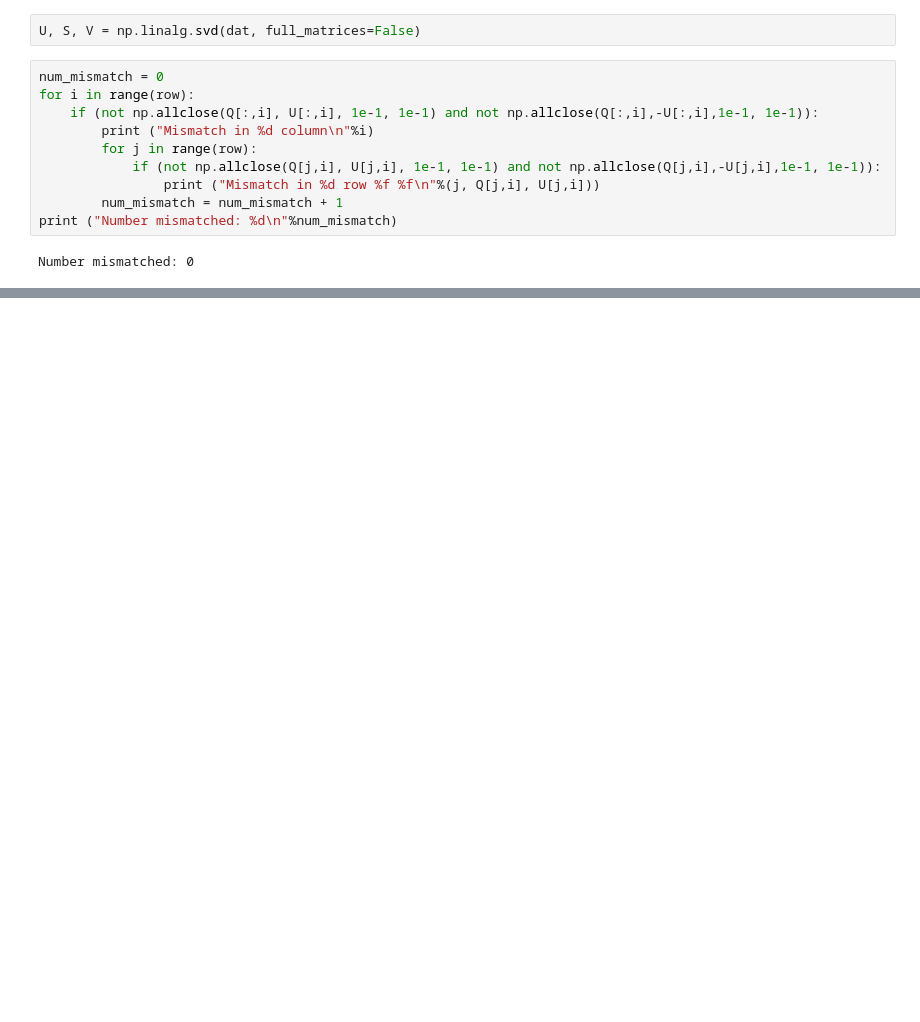
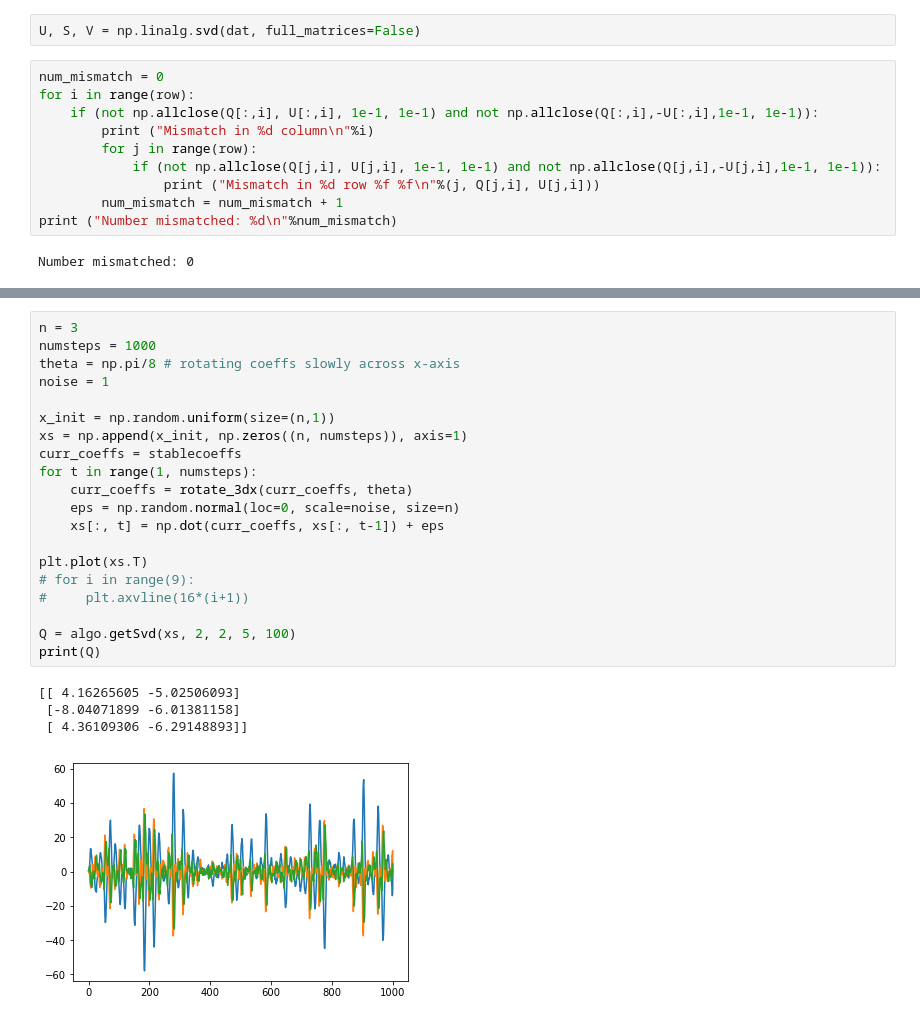
Before and after one commit to pearsonlab/proSVD, a Jupyter notebook: AR data test.ipynb, the cells around one changed output, grey strips where cells are left out. Saved outputs shown, nothing was run; the diff lists cells and outputs as text; blank space fills up the shorter version.

```diff
--- a/AR data test.ipynb
+++ b/AR data test.ipynb
@@ -38,0 +141,25 @@ Number mismatched: 0
+# %%
+n = 3
+numsteps = 1000
+theta = np.pi/8 # rotating coeffs slowly across x-axis
+noise = 1
+
+x_init = np.random.uniform(size=(n,1))
+xs = np.append(x_init, np.zeros((n, numsteps)), axis=1)
+curr_coeffs = stablecoeffs
+for t in range(1, numsteps):
+    curr_coeffs = rotate_3dx(curr_coeffs, theta)
+    eps = np.random.normal(loc=0, scale=noise, size=n)
+    xs[:, t] = np.dot(curr_coeffs, xs[:, t-1]) + eps
+
+plt.plot(xs.T)
+# for i in range(9):
+#     plt.axvline(16*(i+1))
+
+Q = algo.getSvd(xs, 2, 2, 5, 100)
+print(Q)
+# %% [output]
+[[ 4.16265605 -5.02506093]
+ [-8.04071899 -6.01381158]
+ [ 4.36109306 -6.29148893]]
+[figure, added]
```
Also changed, not shown: parts of 8 cells of this notebook, 3 other files.
